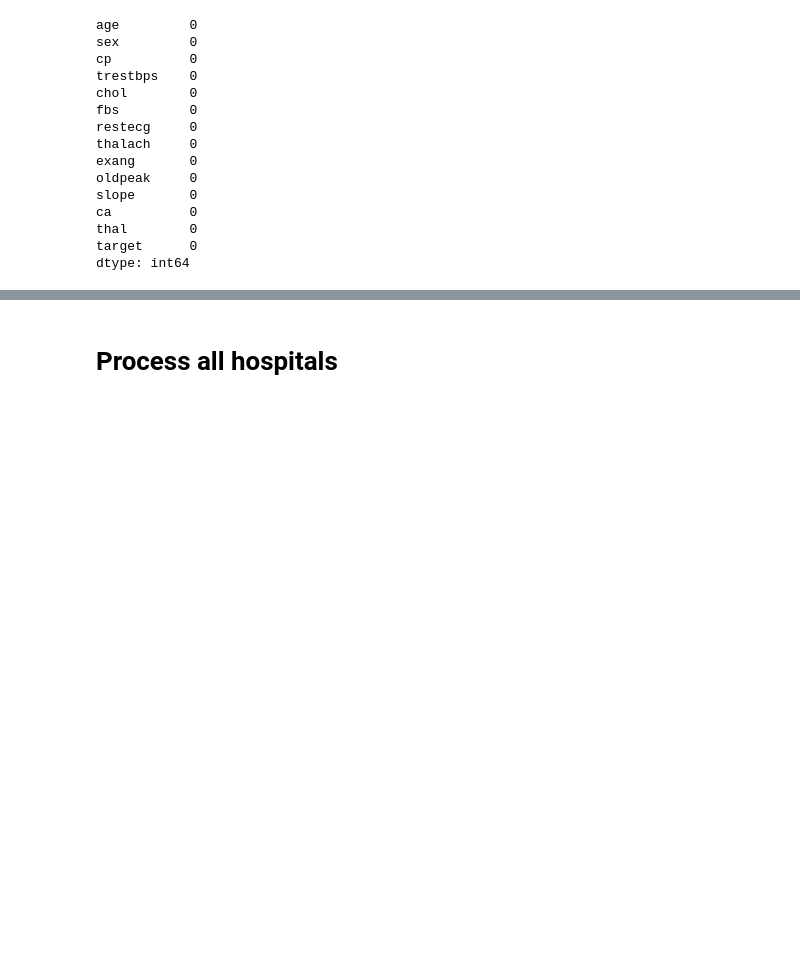
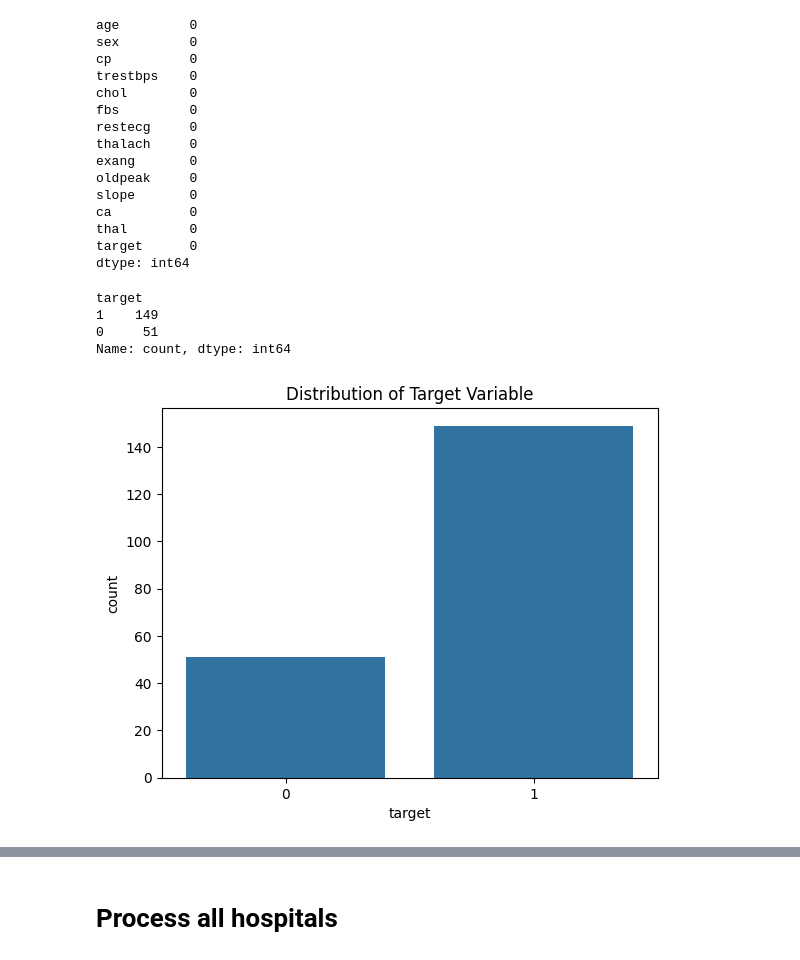
Before and after one commit to eshat69/PrivacyPreservingHealthFL, a Jupyter notebook: preprocessing.ipynb, the cells around one changed output, grey strips where cells are left out. Drawn from its saved outputs; the diff is of its cells as text; code cells hidden in the pictures; blank space fills up the shorter version.

```diff
--- a/preprocessing.ipynb
+++ b/preprocessing.ipynb
@@ -835,3 +835,17 @@ ca          0
 thal        0
 target      0
 dtype: int64
+# %%
+df4["target"] = df4["target"].apply(lambda x: 0 if x == 0 else 1)
+df4.target.value_counts()
+# %% [output]
+target
+1    149
+0     51
+Name: count, dtype: int64
+# %%
+sns.countplot(x="target", data=df4)
+plt.title("Distribution of Target Variable")
+plt.show()
+# %% [output]
+[figure, added]
```
Also changed, not shown: parts of 4 cells of this notebook, 1 other file.
